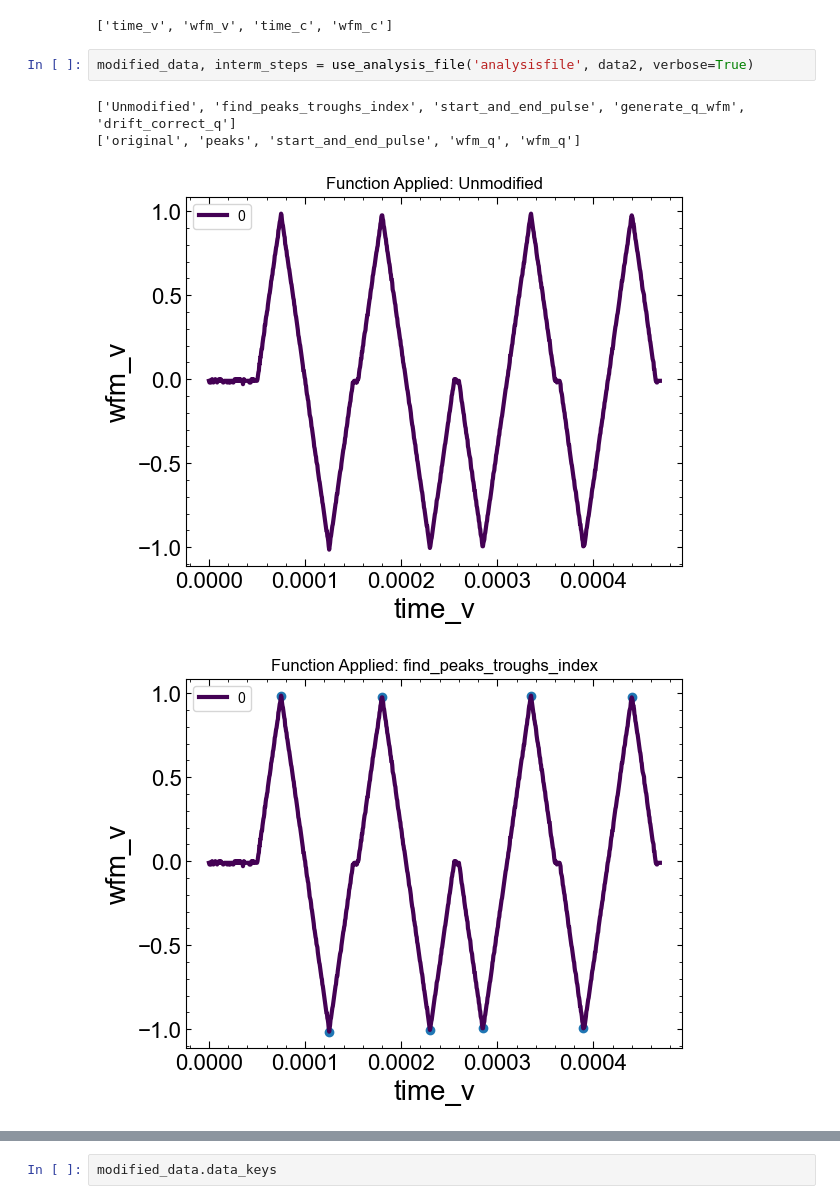
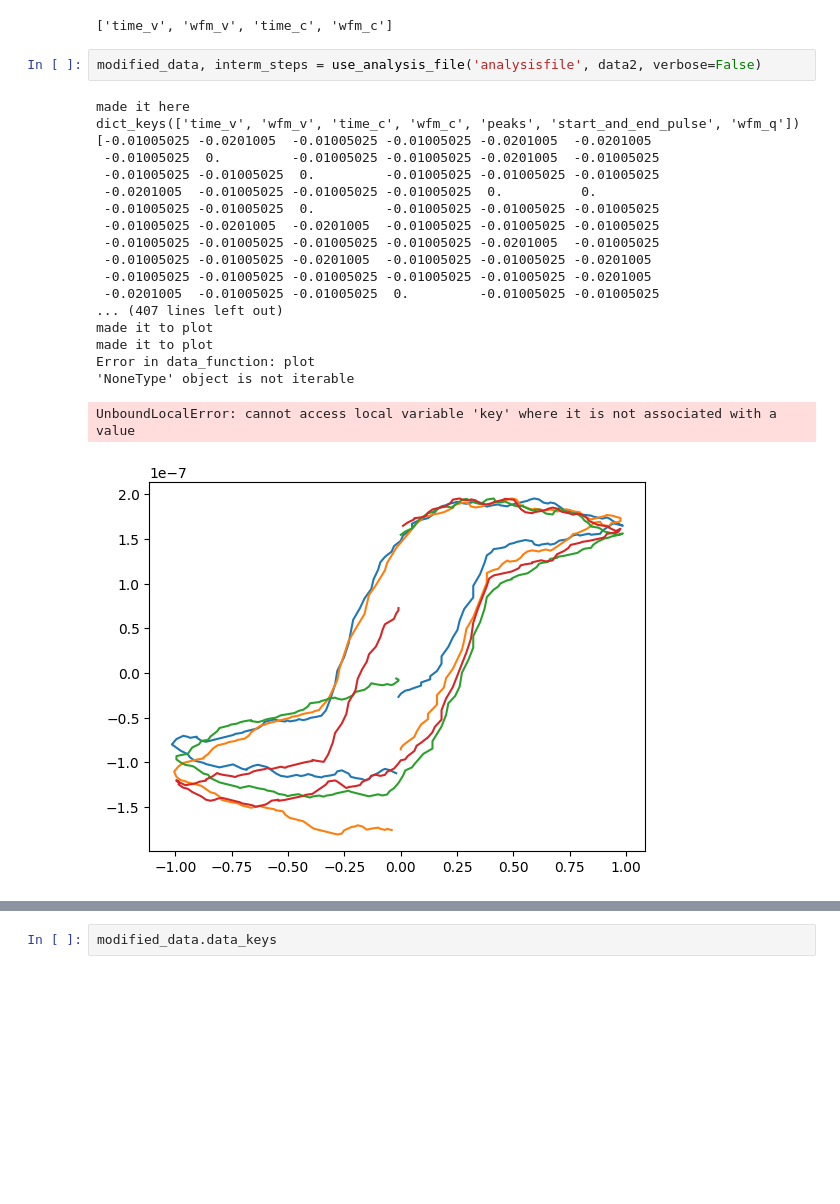
Before and after one commit to ElPsyKurisu/FE, a Jupyter notebook: analysis.ipynb, the cells around one changed output, grey strips where cells are left out. Cells and saved outputs as stored; diff of their text form; blank space fills up the shorter version.

Commit message:
Updated analysis.py
Added functionality for automatically creating the plot when running use_analysis_file. Note need updated ekpy for this to work properly

```diff
--- a/analysis.ipynb
+++ b/analysis.ipynb
@@ -26,9 +26,24 @@ data2.data_keys
 # %% [output]
 ['time_v', 'wfm_v', 'time_c', 'wfm_c']
 # %%
-modified_data, interm_steps = use_analysis_file('analysisfile', data2, verbose=True)
+modified_data, interm_steps = use_analysis_file('analysisfile', data2, verbose=False)
 # %% [output]
-['Unmodified', 'find_peaks_troughs_index', 'start_and_end_pulse', 'generate_q_wfm', 'drift_correct_q']
-['original', 'peaks', 'start_and_end_pulse', 'wfm_q', 'wfm_q']
+made it here
+dict_keys(['time_v', 'wfm_v', 'time_c', 'wfm_c', 'peaks', 'start_and_end_pulse', 'wfm_q'])
+[-0.01005025 -0.0201005  -0.01005025 -0.01005025 -0.0201005  -0.0201005
+ -0.01005025  0.         -0.01005025 -0.01005025 -0.0201005  -0.01005025
+ -0.01005025 -0.01005025  0.         -0.01005025 -0.01005025 -0.01005025
+ -0.0201005  -0.01005025 -0.01005025 -0.01005025  0.          0.
+ -0.01005025 -0.01005025  0.         -0.01005025 -0.01005025 -0.01005025
+ -0.01005025 -0.0201005  -0.0201005  -0.01005025 -0.01005025 -0.01005025
+ -0.01005025 -0.01005025 -0.01005025 -0.01005025 -0.0201005  -0.01005025
+ -0.01005025 -0.01005025 -0.0201005  -0.01005025 -0.01005025 -0.0201005
+ -0.01005025 -0.01005025 -0.01005025 -0.01005025 -0.01005025 -0.0201005
+ -0.0201005  -0.01005025 -0.01005025  0.         -0.01005025 -0.01005025
+... (407 lines left out)
+made it to plot
+made it to plot
+Error in data_function: plot
+'NoneType' object is not iterable
+UnboundLocalError: cannot access local variable 'key' where it is not associated with a value
-[figure, old version]
+[figure, new version]
-[figure, removed]
```
Also changed, not shown: parts of 3 cells of this notebook, 1 other file.
